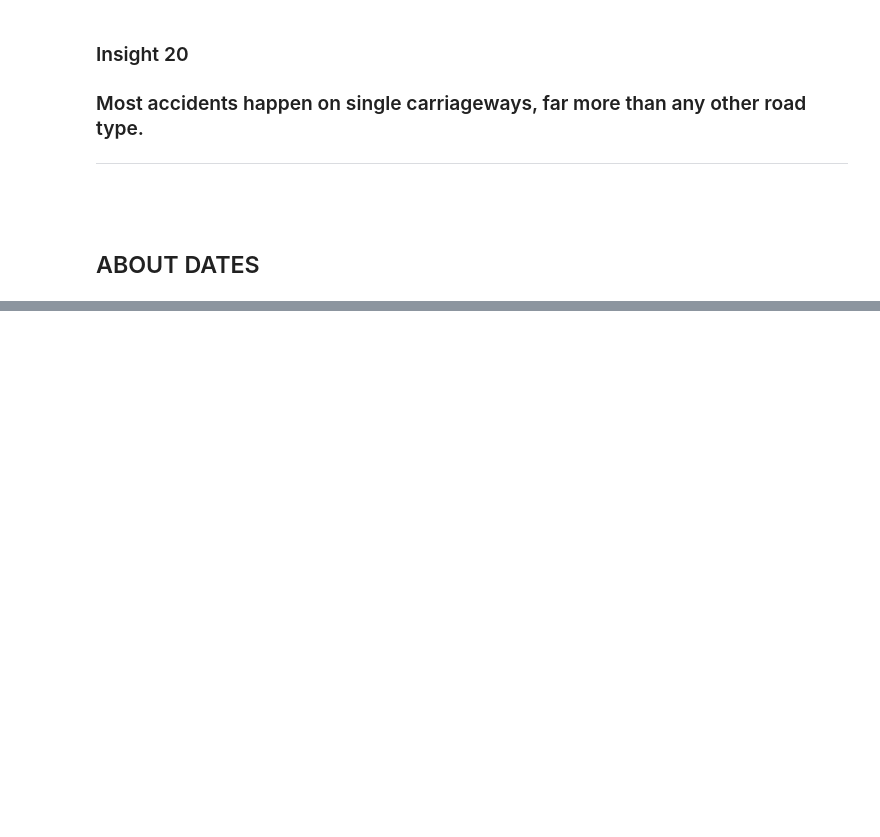
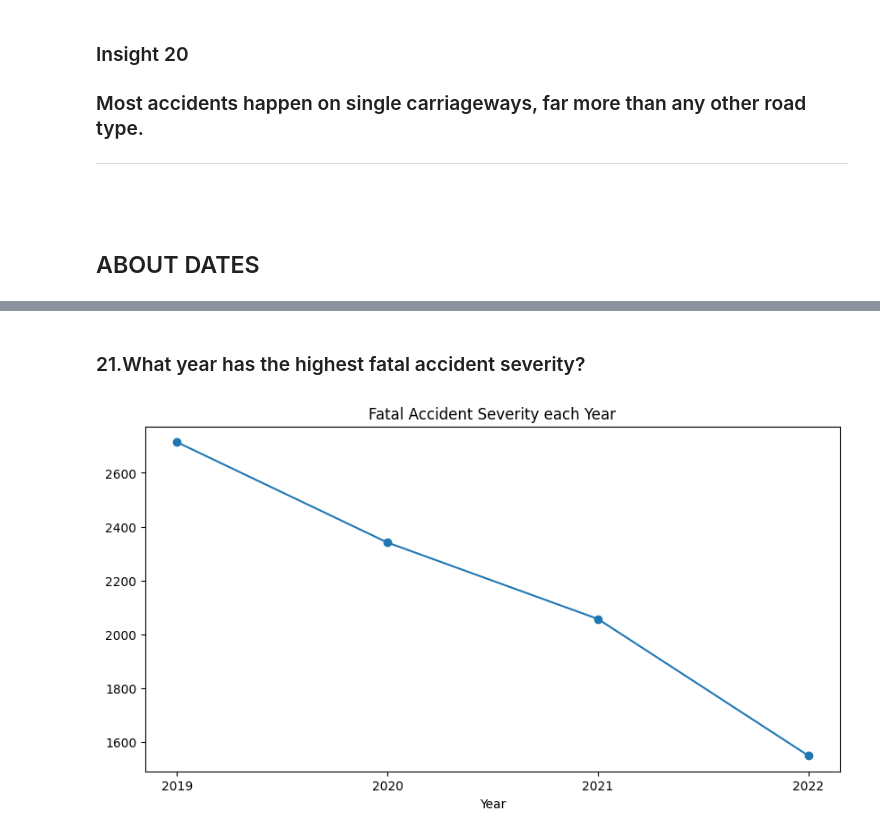
Before and after one commit to lance-05/ELEC303-DATA-ANALYTICS-AGON, a Jupyter notebook: activity_2.ipynb, the cells around one changed output, grey strips where cells are left out. Drawn from its saved outputs; the diff is of its cells as text; code cells hidden in the pictures; blank space fills up the shorter version.

```diff
--- a/activity_2.ipynb
+++ b/activity_2.ipynb
@@ -99,9 +100,9 @@ case['Accident Date'] = pd.to_datetime(case['Accident Date'], dayfirst = True, e
 <h3>Adding columns for Year, Month, Day and Day of Week</h3>
 # %%
 case['Year'] = case['Accident Date'].dt.year
-case['Month'] = case['Accident Date'].dt.year
-case['Day'] = case['Accident Date'].dt.year
-case['DayOfWeek'] = case['Accident Date'].dt.year
+case['Month'] = case['Accident Date'].dt.month
+case['Day'] = case['Accident Date'].dt.day
+case['DayOfWeek'] = case['Accident Date'].dt.dayofweek
 # %%
 case.isnull().sum()
 # %% [output]
@@ -523,0 +541,10 @@ Name: count, dtype: int64
+# %% [markdown]
+<h3>21.What year has the highest fatal accident severity?</h3>
+# %%
+fatal_df = case[case['Accident_Severity'] == 'Fatal']
+year_fatal = fatal_df.groupby('Year').size()
+year_fatal.plot(marker='o',figsize=(10,5), title='Fatal Accident Severity each Year')
+plt.xticks(range(2019, 2023))
+plt.show()
+# %% [output]
+[figure, added]
```
Also changed, not shown: parts of 15 cells of this notebook.
